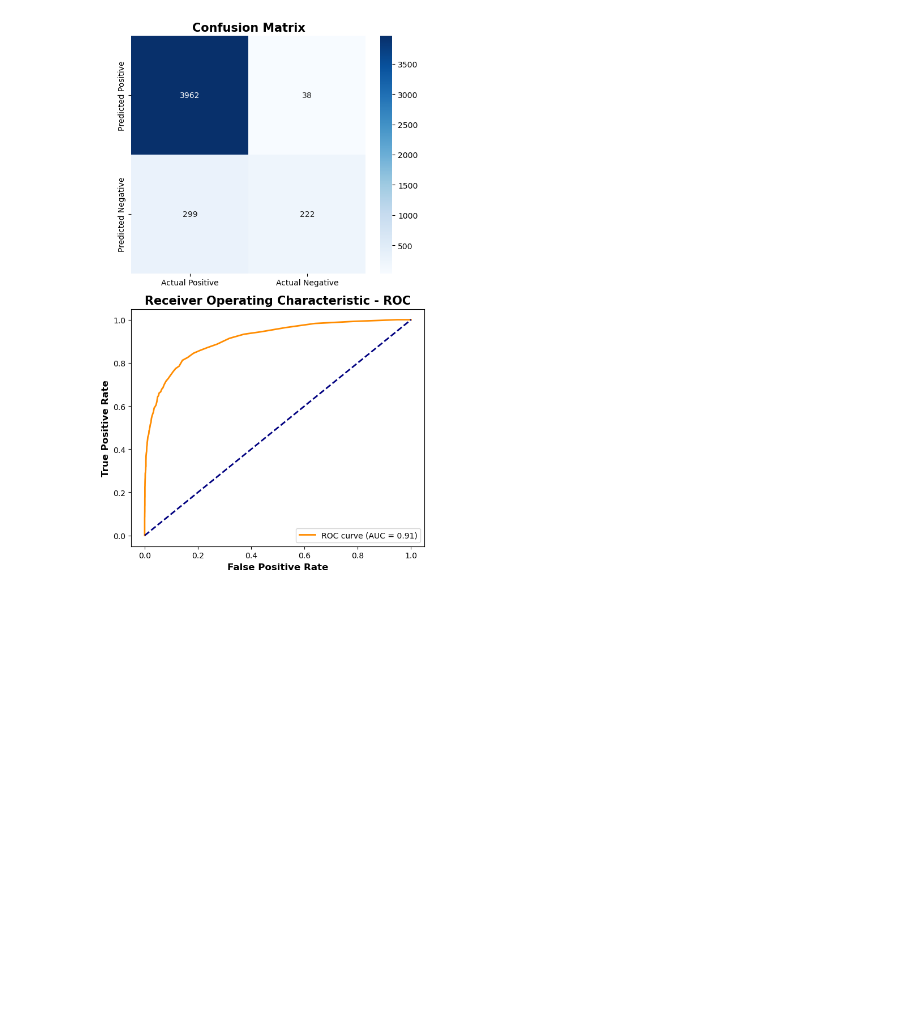
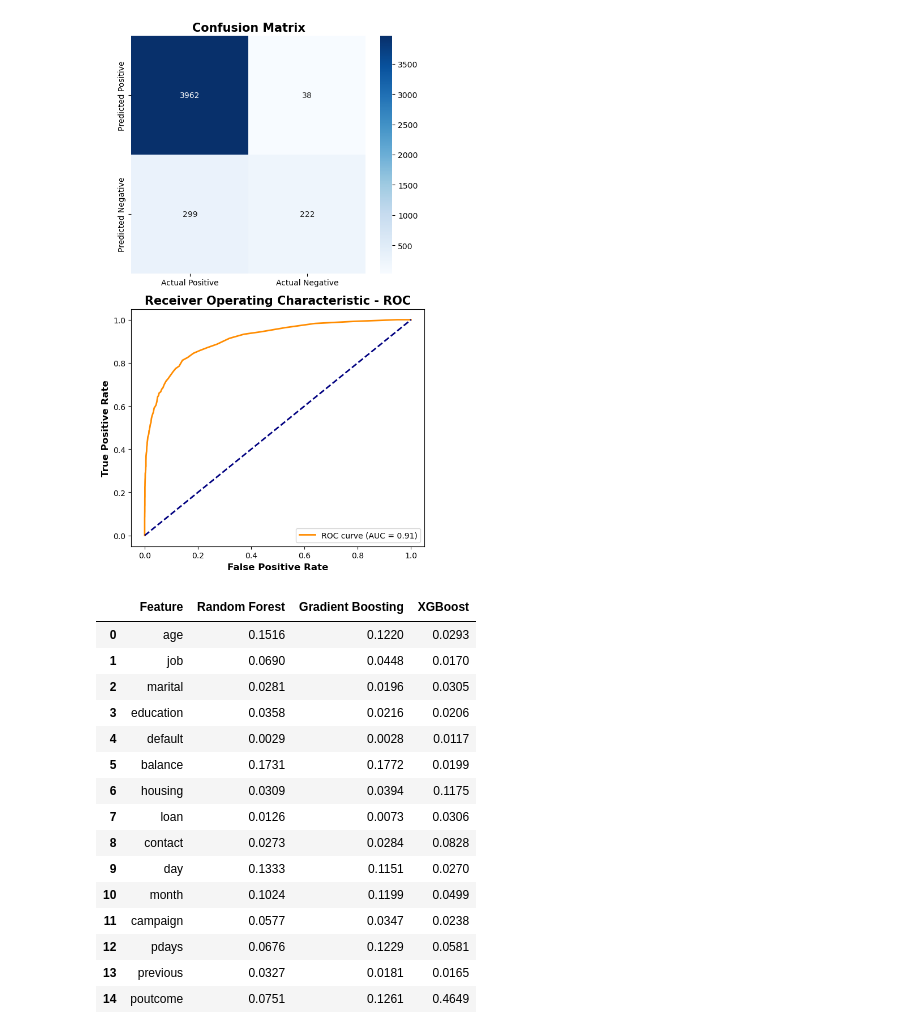
Before and after one commit to DuyKhanh162/Marketing-Prediction, a Jupyter notebook: Loan Status Prediction.ipynb, the cells around one changed output. Cells and saved outputs as stored; diff of their text form; code cells hidden in the pictures; blank space fills up the shorter version.

```diff
--- a/Loan Status Prediction.ipynb
+++ b/Loan Status Prediction.ipynb
@@ -914,15 +910,14 @@ evaluate(best_model)
 # Define the model and param grid
 xgb = XGBClassifier()
 param_grid = {
-    'n_estimators': [50, 100, 200],
     'learning_rate': [0.01, 0.1, 1],
     'max_depth': [5, 10, 20],
     'reg_lambda': [0.1, 1, 10]
 }
 # Initialize GridSearchCV
 skfold = StratifiedKFold(n_splits=5, shuffle=True, random_state=16)
-grid_search = GridSearchCV(xgb, param_grid, cv=skfold, n_jobs=-1, scoring='f1', verbose=2)
+grid_search_xgb = GridSearchCV(xgb, param_grid, cv=skfold, n_jobs=-1, scoring='f1', verbose=2)
 # %%
 # Fit the model
-grid_search.fit(x_train, y_train)
+grid_search_xgb.fit(x_train, y_train)
 # %% [output]
@@ -976,0 +980,26 @@ evaluate(best_model)
+# %%
+# Create a DataFrame for feature importances
+importance_df = pd.DataFrame({
+    'Feature': x_train.columns,
+    'Random Forest': rfc_importance,
+    'Gradient Boosting': gbc_importance,
+    'XGBoost': xgb_importance
+})
+importance_df
+# %% [output]
+|  | Feature | Random Forest | Gradient Boosting | XGBoost |
+| 0 | age | 0.1516 | 0.1220 | 0.0293 |
+| 1 | job | 0.0690 | 0.0448 | 0.0170 |
+| 2 | marital | 0.0281 | 0.0196 | 0.0305 |
+| 3 | education | 0.0358 | 0.0216 | 0.0206 |
+| 4 | default | 0.0029 | 0.0028 | 0.0117 |
+| 5 | balance | 0.1731 | 0.1772 | 0.0199 |
+| 6 | housing | 0.0309 | 0.0394 | 0.1175 |
+| 7 | loan | 0.0126 | 0.0073 | 0.0306 |
+| 8 | contact | 0.0273 | 0.0284 | 0.0828 |
+| 9 | day | 0.1333 | 0.1151 | 0.0270 |
+| 10 | month | 0.1024 | 0.1199 | 0.0499 |
+| 11 | campaign | 0.0577 | 0.0347 | 0.0238 |
+| 12 | pdays | 0.0676 | 0.1229 | 0.0581 |
+| 13 | previous | 0.0327 | 0.0181 | 0.0165 |
+| 14 | poutcome | 0.0751 | 0.1261 | 0.4649 |
```
Also changed, not shown: parts of 15 cells of this notebook.
